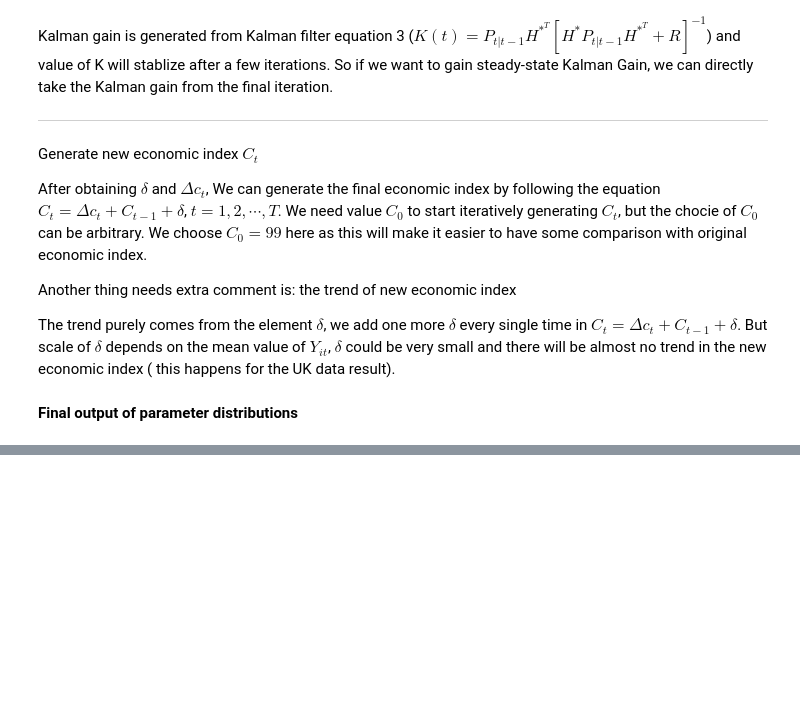
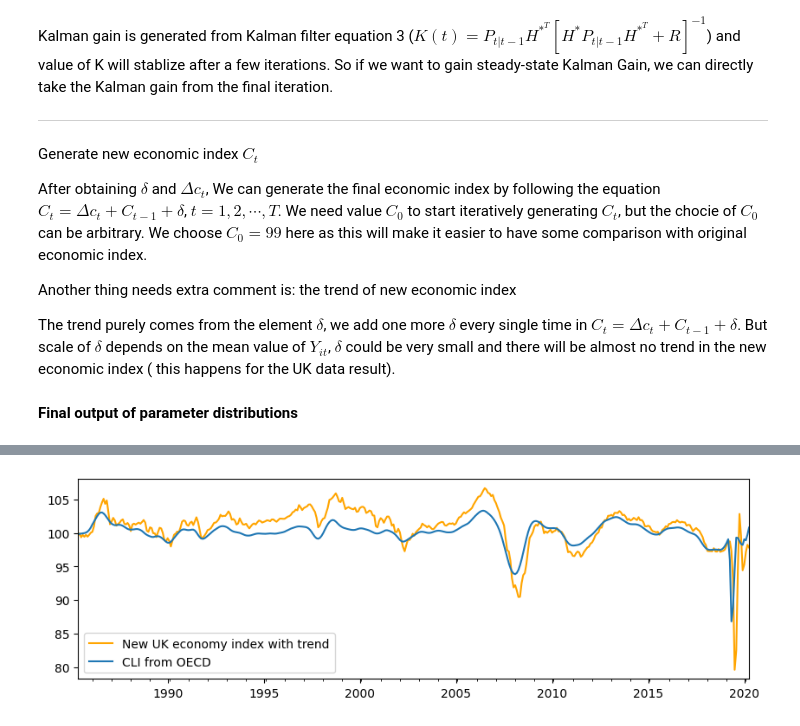
Before and after one commit to Buchunwang/UK-CLI, a Jupyter notebook: k&N_uk_data.ipynb, the cells around one changed output, grey strips where cells are left out. Drawn from its saved outputs; the diff is of its cells as text; code cells hidden in the pictures; blank space fills up the shorter version.

```diff
--- a/k&N_uk_data.ipynb
+++ b/k&N_uk_data.ipynb
@@ -1395,29 +1428,33 @@ plt.show()
 # %%
 import os
 import pandas as pd
 import numpy as np
 url = 'https://raw.githubusercontent.com/Buchunwang/UK-CLI/main/Kalman%20filter/CLI_raw.csv'#original CLI data
 CLI = pd.read_csv(url, header=None, encoding='utf-8', skiprows=1)
 # Create an array of monthly dates
-dates = pd.date_range(start='1986-03-01', end='2021-3-01', freq='MS')
+dates = pd.date_range(start='1986-04-01', end='2021-3-01', freq='MS')
 
 # Create a pandas Series with the data and the dates as index
-series1 = pd.Series(data=newCLI1.ravel(), index=dates)
+series1 = pd.Series(data=newCLI.ravel(), index=dates)
 fig, ax = plt.subplots(figsize=(10,3))
 # Plot the series
-series1.plot(figsize=(10,3), legend=False,label='New UK economy index without trend',color='orange')
+series1.plot(figsize=(10,3), legend=False,label='New UK economy index with trend',color='orange')
 
 # Create another pandas Series with the same dates as index
-series2 = pd.Series(CLI.values.ravel(), index=dates)
+series2 = pd.Series(CLI[1:].values.ravel(), index=dates)
 # Plot the series
 
 # Plot the second series
 series2.plot(figsize=(10,3), legend=False,label='CLI from OECD')
 
+ticks = pd.date_range('1990-01-01', '2025-01-01', freq='5Y')
+plt.xticks(ticks, ticks.strftime('%Y'))
 
 
 # Set the y-axis limits
 #ax.set_ylim(80, 110)
 plt.legend()
-plt.savefig('myplot.png')
+plt.savefig('new_index.png')
 plt.show()
+# %% [output]
+[figure, added]
```
Also changed, not shown: parts of 8 cells of this notebook.
